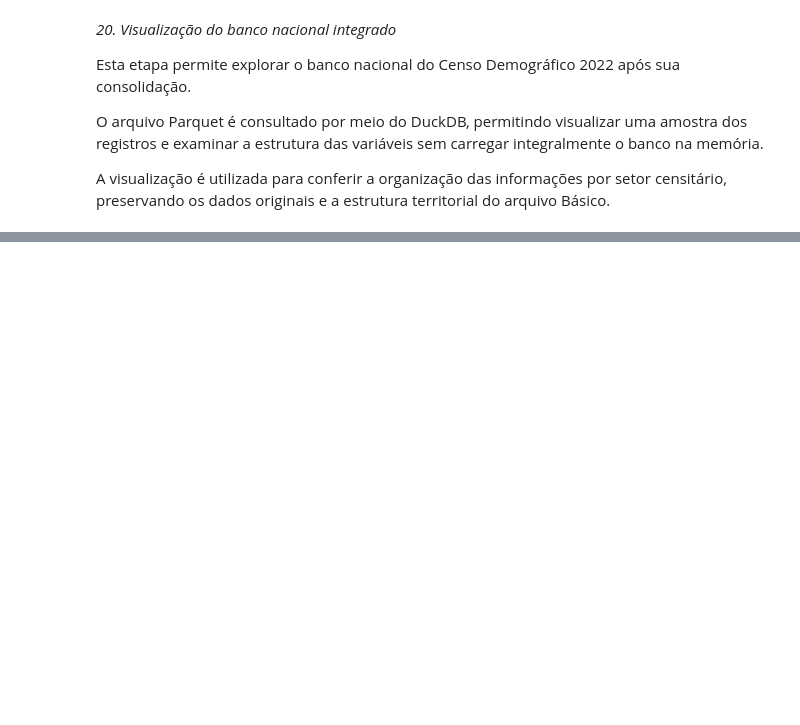
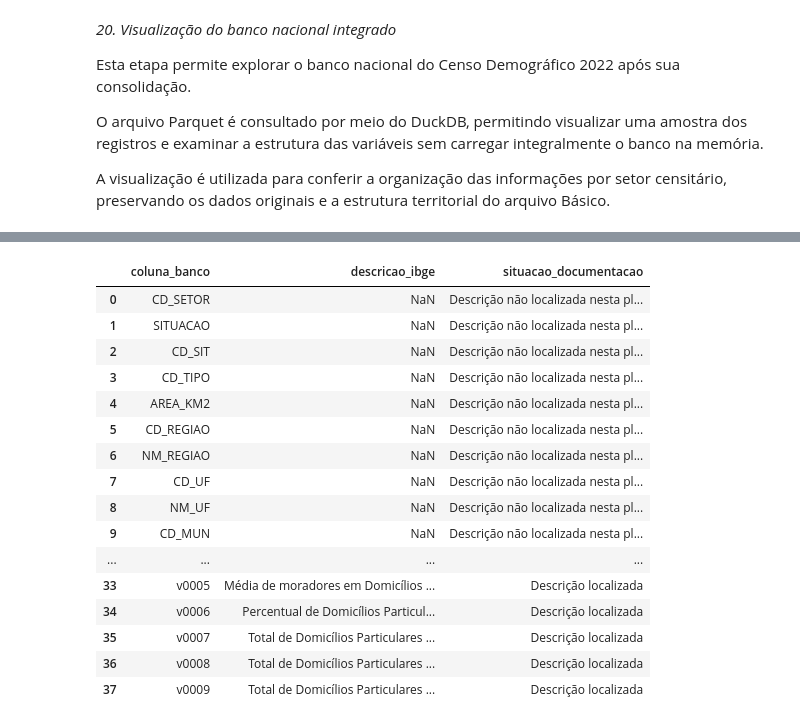
Before and after one commit to PriscilaForcel/DOUTORADO, a Jupyter notebook: 01_BR_UNIVERSO/BR_UNIVERSO.ipynb, the cells around one changed output, grey strips where cells are left out. Saved outputs shown, nothing was run; the diff lists cells and outputs as text; code cells hidden in the pictures; blank space fills up the shorter version.

```diff
--- a/01_BR_UNIVERSO/BR_UNIVERSO.ipynb
+++ b/01_BR_UNIVERSO/BR_UNIVERSO.ipynb
@@ -2503,0 +3482,76 @@ print("Backup:", destino)
+# %%
+
+# CAMPOS DO BÁSICO E DOCUMENTAÇÃO OFICIAL
+
+import os
+import pandas as pd
+import pyarrow.parquet as pq
+
+arquivo_basico = os.path.join(
+    pasta_tratados,
+    "BASICO_2022.parquet"
+)
+
+# Ler somente o esquema, sem carregar os registros
+colunas_basico = (
+    pq.ParquetFile(arquivo_basico)
+    .schema_arrow.names
+)
+
+# Preparar correspondência com o dicionário do IBGE
+referencias_basico = dic_basico.copy()
+
+referencias_basico["codigo_normalizado"] = (
+    referencias_basico["Variável"]
+    .astype(str)
+    .str.strip()
+    .str.upper()
+)
+
+mapa_descricoes = dict(zip(
+    referencias_basico["codigo_normalizado"],
+    referencias_basico["Descrição"]
+))
+
+# Construir tabela preliminar
+campos_basico = pd.DataFrame({
+    "coluna_banco": colunas_basico
+})
+
+campos_basico["codigo_normalizado"] = (
+    campos_basico["coluna_banco"]
+    .str.strip()
+    .str.upper()
+)
+
+campos_basico["descricao_ibge"] = (
+    campos_basico["codigo_normalizado"]
+    .map(mapa_descricoes)
+)
+
+campos_basico["situacao_documentacao"] = (
+    campos_basico["descricao_ibge"]
+    .notna()
+    .map({
+        True: "Descrição localizada",
+        False: "Descrição não localizada nesta planilha"
+    })
+)
+
+print("DOCUMENTAÇÃO DO ARQUIVO BÁSICO")
+print("-" * 60)
+print("Colunas:", len(campos_basico))
+print(
+    "Com descrição oficial:",
+    campos_basico["descricao_ibge"].notna().sum()
+)
+print(
+    "Sem descrição nesta planilha:",
+    campos_basico["descricao_ibge"].isna().sum()
+)
+
+display(campos_basico[
+    ["coluna_banco", "descricao_ibge",
+     "situacao_documentacao"]
+])
+# %% [output]
@@ -2503,0 +3563,17 @@ print("Backup:", destino)
+|  | coluna_banco | descricao_ibge | situacao_documentacao |
+| 0 | CD_SETOR | NaN | Descrição não localizada nesta pl... |
+| 1 | SITUACAO | NaN | Descrição não localizada nesta pl... |
+| 2 | CD_SIT | NaN | Descrição não localizada nesta pl... |
+| 3 | CD_TIPO | NaN | Descrição não localizada nesta pl... |
+| 4 | AREA_KM2 | NaN | Descrição não localizada nesta pl... |
+| 5 | CD_REGIAO | NaN | Descrição não localizada nesta pl... |
+| 6 | NM_REGIAO | NaN | Descrição não localizada nesta pl... |
+| 7 | CD_UF | NaN | Descrição não localizada nesta pl... |
+| 8 | NM_UF | NaN | Descrição não localizada nesta pl... |
+| 9 | CD_MUN | NaN | Descrição não localizada nesta pl... |
+| ... | ... | ... | ... |
+| 33 | v0005 | Média de moradores em Domicílios ... | Descrição localizada |
+| 34 | v0006 | Percentual de Domicílios Particul... | Descrição localizada |
+| 35 | v0007 | Total de Domicílios Particulares ... | Descrição localizada |
+| 36 | v0008 | Total de Domicílios Particulares ... | Descrição localizada |
+| 37 | v0009 | Total de Domicílios Particulares ... | Descrição localizada |
```
Also changed, not shown: parts of 33 cells of this notebook.
